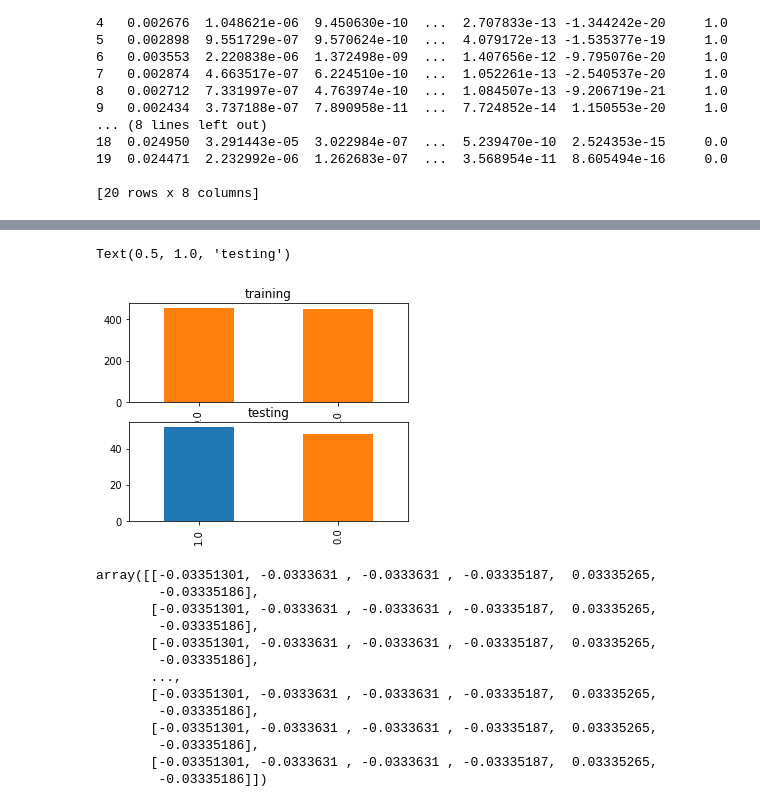
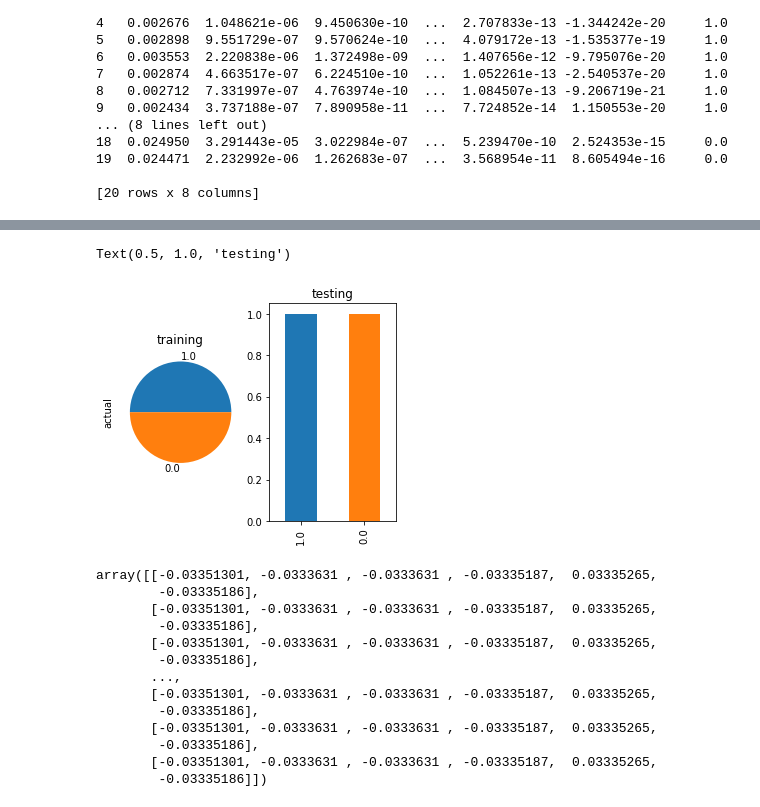
Before and after one commit to HuzainAzis/sobel-humoment-knn, a Jupyter notebook: PraFix.ipynb, the cells around one changed output, grey strips where cells are left out. Cells and saved outputs as stored; diff of their text form; code cells hidden in the pictures.

```diff
--- a/PraFix.ipynb
+++ b/PraFix.ipynb
@@ -143,7 +143,7 @@ np.savetxt("/content/drive/My Drive/dataset/malariax.csv", x, fmt='%s',delimiter
 # %%
 #LOAD CSV DATASET
 
-dataset = pd.read_csv('/content/drive/My Drive/dataset/malariax.csv')
+dataset = pd.read_csv('/content/drive/My Drive/dataset/pneu.csv')
 print (len(dataset))
 print (dataset)
 # %% [output]
@@ -166,15 +166,15 @@ print (dataset)
 [20 rows x 8 columns]
 # %%
 #replace NaN
-zero_not_accepted = [ 'h1', 'h2', 'h3', 'h4', 'h5', 'h6', 'h7' ]
+#zero_not_accepted = [ 'h1', 'h2', 'h3', 'h4', 'h5', 'h6', 'h7' ]
 
-for colum in zero_not_accepted:
+#for colum in zero_not_accepted:
    # dataset [colum] = dataset[colum].replace(0, np.NaN)
-    mean = int(dataset[colum].mean(skipna=True))
-    dataset[colum] = dataset[colum].replace(np.NaN, mean)
+ #   mean = int(dataset[colum].mean(skipna=True))
+  #  dataset[colum] = dataset[colum].replace(np.NaN, mean)
 # %%
 #split target and attribute
-x = dataset.iloc[:,1:7]
+x = dataset.iloc[:,0:7]
 y = dataset.iloc[:,7]
 
 #split train n test dataset
@@ -182,5 +182,5 @@ x_train, x_test, y_train, y_test = train_test_split(x,y, random_state=0, test_si
 print(len(y_test))
 print(len(x_train))
 print(len(dataset))
-y
+x
 # %% [output]
@@ -202,15 +207,15 @@ Name: target, Length: 1000, dtype: float64
 # %%
 x_train
 x_test
 y_train
 len(y_test)
 
 plt.figure(figsize=(5,4))
-plt.subplot(2,1,1);y_train.value_counts().plot(kind='bar', color=['C1','C1','C2','C3','C4','C5','C6']);plt.title('training')
-plt.subplot(2,1,2);y_test.value_counts().plot(kind='bar', color=['C0','C1','C2','C3','C4','C5','C6']);plt.title('testing')
+plt.subplot(1,2,1);y_train.value_counts().plot(kind='pie');plt.title('training')
+plt.subplot(1,2,2);y_test.value_counts().plot(kind='bar', color=['C0','C1','C2','C3','C4','C5','C6']);plt.title('testing')
 # %% [output]
 Text(0.5, 1.0, 'testing')
-[figure, old version]
+[figure, new version]
 # %%
 #scaling data
 sc_x = StandardScaler()
```
Also changed, not shown: parts of 4 cells of this notebook.
